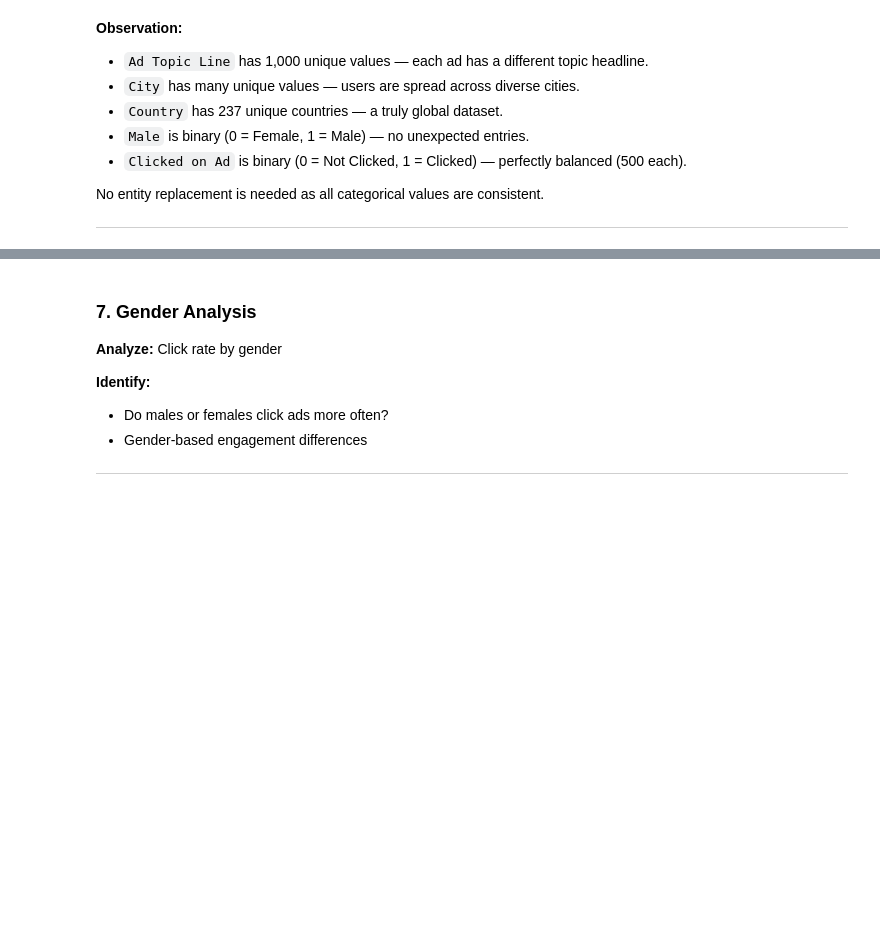
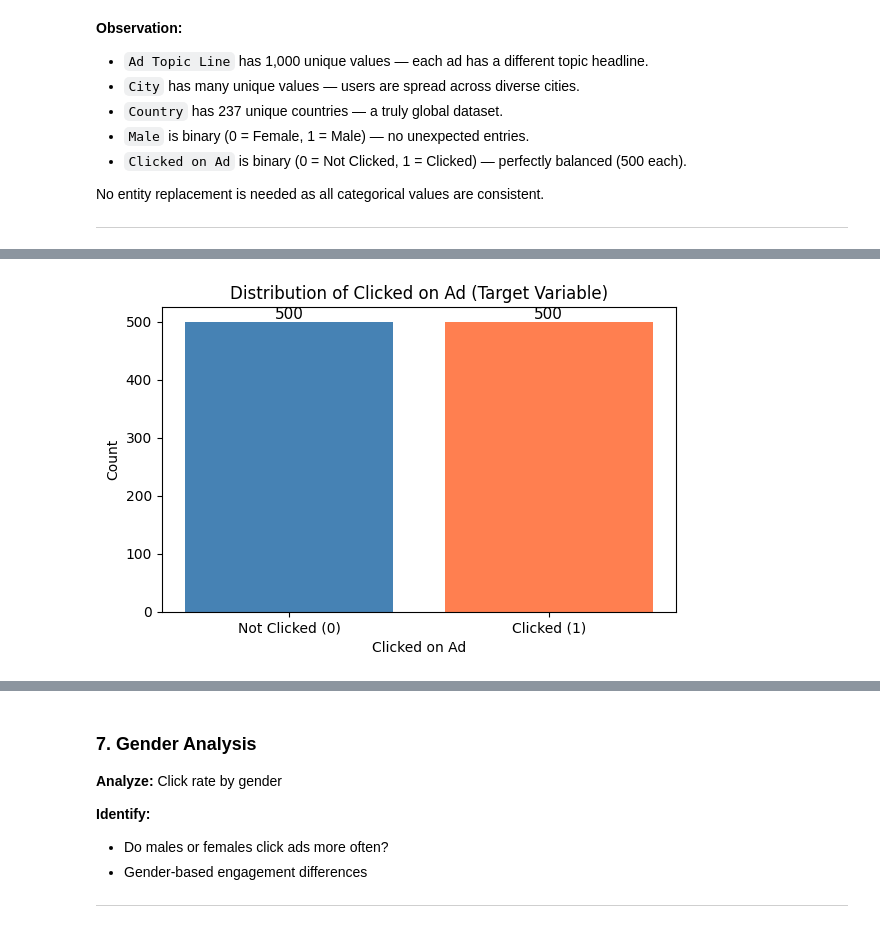
Before and after one commit to Monika364/AD-CLICK-PREDICTION, a Jupyter notebook: AD_CLICK_PREDICTION_EDA.ipynb, the cells around one changed output, grey strips where cells are left out. Drawn from its saved outputs; the diff is of its cells as text; code cells hidden in the pictures; blank space fills up the shorter version.

```diff
--- a/AD_CLICK_PREDICTION_EDA.ipynb
+++ b/AD_CLICK_PREDICTION_EDA.ipynb
@@ -249,9 +221,0 @@ print(f'\nMissing Percentage:\n{(df.isnull().sum() / len(df) * 100).round(2)}')
-# %%
-print('Duplicate Rows:')
-print(f'Number of duplicates: {df.duplicated().sum()}')
-
-if df.duplicated().sum() > 0:
-    df.drop_duplicates(inplace=True)
-    print(f'Duplicates removed. New shape: {df.shape}')
-else:
-    print('No duplicates found. Dataset is unique.')
@@ -414,0 +328,14 @@ Numeric data with meaningful equal spacing AND a natural zero point.
+# %%
+# Target variable distribution
+plt.figure(figsize=(6, 4))
+click_counts = df['Clicked on Ad'].value_counts()
+bars = plt.bar(['Not Clicked (0)', 'Clicked (1)'], click_counts.values, color=['steelblue', 'coral'])
+plt.title('Distribution of Clicked on Ad (Target Variable)')
+plt.xlabel('Clicked on Ad')
+plt.ylabel('Count')
+for bar, val in zip(bars, click_counts.values):
+    plt.text(bar.get_x() + bar.get_width()/2, bar.get_height() + 5, str(val), ha='center', fontsize=11)
+plt.tight_layout()
+plt.show()
+# %% [output]
+[figure, added]
```
Also changed, not shown: parts of 81 cells of this notebook.
